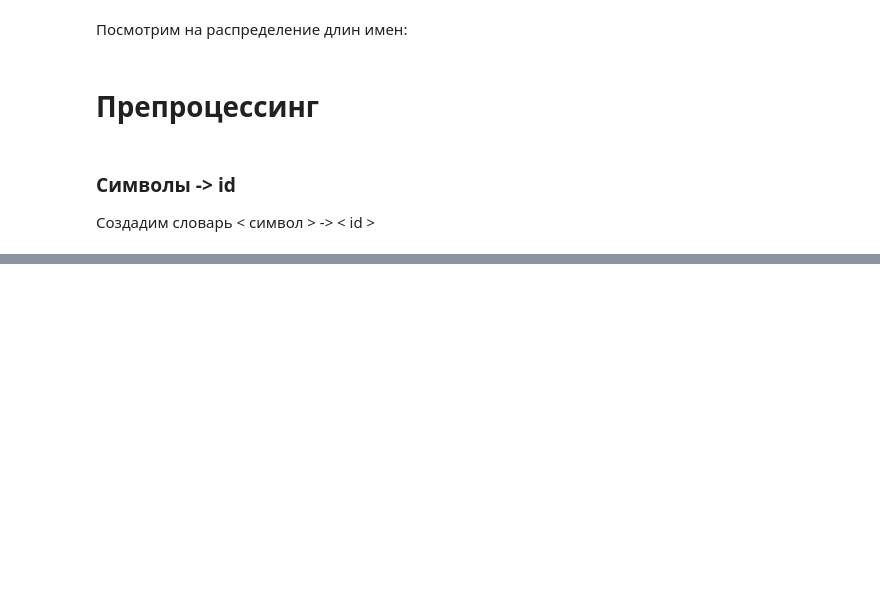
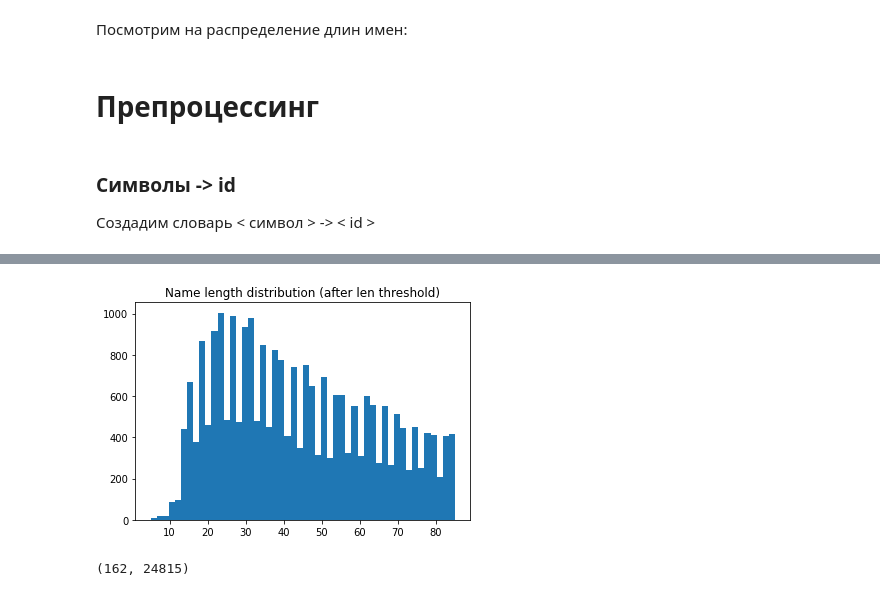
Before and after one commit to wisoffe/Courses, a Jupyter notebook: Stepik. Neural networks and NLP/stepik-nn-and-nlp 4.3.final (rnn-generator).ipynb, the cells around one changed output, grey strips where cells are left out. Saved outputs shown, nothing was run; the diff lists cells and outputs as text; code cells hidden in the pictures; blank space fills up the shorter version.

```diff
--- a/Stepik. Neural networks and NLP/stepik-nn-and-nlp 4.3.final (rnn-generator).ipynb
+++ b/Stepik. Neural networks and NLP/stepik-nn-and-nlp 4.3.final (rnn-generator).ipynb
@@ -67,0 +985,10 @@ token_to_id = {token: idx for idx, token in enumerate(tokens)}
+# %%
+#set len threshold and add padding
+QUANTILE_THRESHOLD = 0.75
+len_treshold = int(np.quantile(np.array(list(map(len, quotes_rus))), QUANTILE_THRESHOLD))
+quotes_rus = ['_' + line for line in quotes_rus if len(line) <= len_treshold]
+# %%
+plt.title('Name length distribution (after len threshold)')
+plt.hist(list(map(len, quotes_rus)), bins=50);
+# %% [output]
+[figure, added]
@@ -68,3 +999,10 @@ token_to_id = {token: idx for idx, token in enumerate(tokens)}
+# %%
+tokens = list(set(''.join(quotes_rus)))
+token_to_id = {token: idx for idx, token in enumerate(tokens)}
+num_tokens = len(tokens)
+num_tokens, len(quotes_rus)
+# %% [output]
+(162, 24815)
 # %%
 assert len(tokens) == len(token_to_id), "dictionaries must have same size"
 
```
Also changed, not shown: parts of 114 cells of this notebook, 1 other file.
